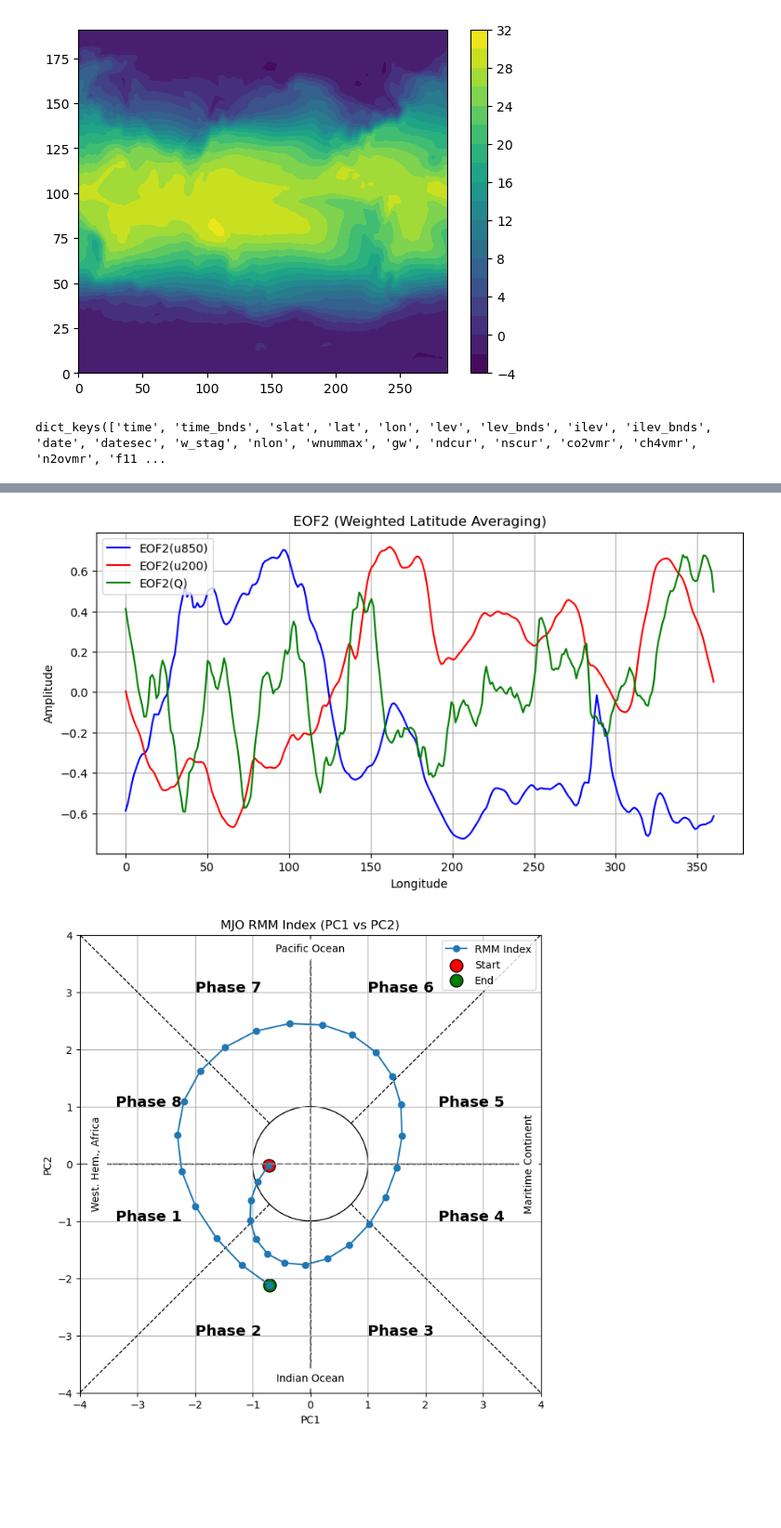
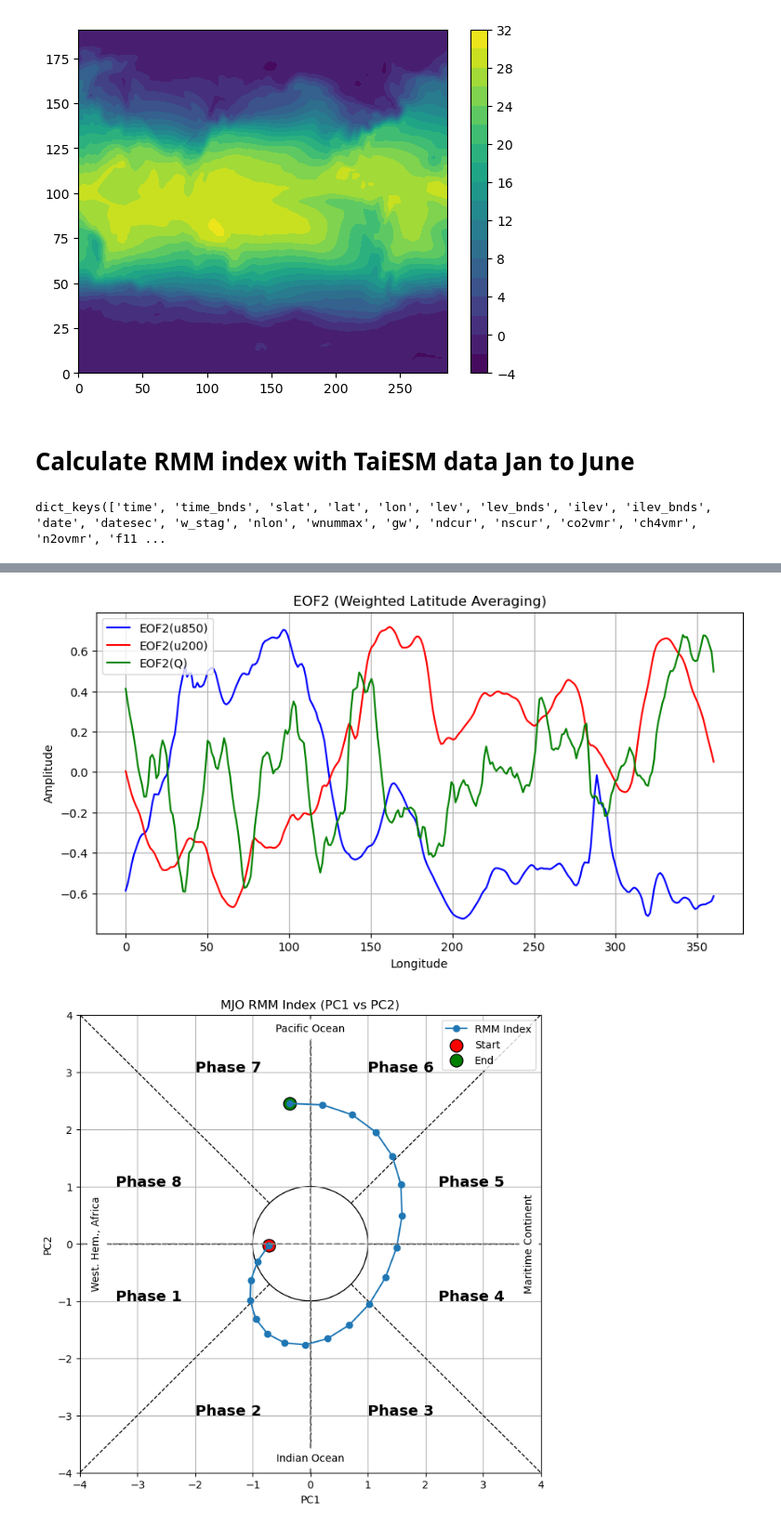
Before and after one commit to PeterChang1023/ESM_2025, a Jupyter notebook: ESM_2025_MJO.ipynb, the cells around one changed output, grey strips where cells are left out. Shown at 93% size. Saved outputs shown, nothing was run; the diff lists cells and outputs as text; code cells hidden in the pictures; blank space fills up the shorter version.

```diff
--- a/ESM_2025_MJO.ipynb
+++ b/ESM_2025_MJO.ipynb
@@ -59,7 +61,7 @@ with Dataset("/data92/PeterChang/ESM_2025/sst_HadOIBl_bc_0.9x1.25_clim_c040926.n
 # %% [output]
 dict_keys(['date', 'datesec', 'lon', 'lat', 'time', 'ice_cov', 'ice_cov_prediddle', 'SST_cpl', 'SST_cpl_prediddle'])
 # %%
-n = 1.005
+n = 1.0001
 anomaly_calculator = NthTimesAnomaly(n)
 
 # Update the data and calculate scaled anomalies
@@ -83,7 +85,7 @@ SST CPL scaled anomaly shape: (12, 192, 288)
 SST CPL pre scaled anomaly shape: (12, 192, 288)
 Ice cover scaled anomaly shape: (12, 192, 288)
 # %%
-with Dataset("/data92/PeterChang/ESM_2025/sst_HadOIBl_bc_0.9x1.25_clim_c040926_1.005times_anomaly.nc", "w") as f:
+with Dataset("/data92/PeterChang/ESM_2025/sst_HadOIBl_bc_0.9x1.25_clim_c040926_1.0001times_anomaly.nc", "w") as f:
     # Create dimensions
     f.createDimension("time", len(time))
     f.createDimension("lat", len(lat))
@@ -166,4 +168,6 @@ plt.colorbar()
 # %% [output]
 <matplotlib.colorbar.Colorbar at 0x...>
 [figure]
+# %% [markdown]
+# Calculate RMM index with TaiESM data Jan to June
 # %%
@@ -238,14 +244,10 @@ def plot_mjo_phase_space(figsize):
 
     return fig, ax
 # %%
-import numpy as np
-from netCDF4 import Dataset
-import matplotlib.pyplot as plt
 from EOF import EOF
-
 # Step 1: Load Data
 with Dataset("f09.F2000_0101_0601_daily.nc", "r") as f:
-    print(f.variables.keys())
+    # print(f.variables.keys())
     u850 = f["U850"][:]
     v850 = f["V850"][:]
     precl = f["PRECL"][:]
@@ -372,10 +374,10 @@ def Cal_EOF_PC(input_data):
     EOF2_norm = EOF2 * PC2.std() # (EOF2 - EOF2.mean()) / EOF2.std()
     EOF3_norm = EOF3 * PC3.std() # (EOF2 - EOF2.mean()) / EOF2.std()
 
-    return PC1_norm, PC2_norm, PC3_norm, EOF1_norm, EOF2_norm, EOF3_norm
+    return PC1_norm, PC2_norm, PC3_norm, EOF1_norm, EOF2_norm, EOF3_norm, eof_instance.explained[:10]
 
 
-PC1, PC2, PC3, EOF1, EOF2, EOF3 = Cal_EOF_PC(combined)
+PC1, PC2, PC3, EOF1, EOF2, EOF3, explain = Cal_EOF_PC(combined)
 
 # Step 9: Plot EOF1s
 plt.figure(figsize=(10, 5))
@@ -408,7 +410,7 @@ plt.show()
 
 # Step 10: Plot RMM Index (PC1 vs PC2)
 start = 30
-end   = 60
+end   = 50
 fig, ax = plot_mjo_phase_space(figsize=(8,8))
 ax.plot(PC1[start:end], PC2[start:end], marker='o', linestyle='-', label='RMM Index')
 ax.scatter(PC1[start], PC2[start], color='red', edgecolors='black', s=150, label='Start')
@@ -426,11 +427,11 @@ dict_keys(['time', 'time_bnds', 'slat', 'lat', 'lon', 'lev', 'lev_bnds', 'ilev',
 Selected latitude indices: [ 80  81  82  83  84  85  86  87  88  89  90  91  92  93  94  95  96  97
   98  99 100 101 102 103 104 105 106 107 108 109 110 111]
 Shape after latitude selection (u850): (153, 32, 288)
 Integrated Q shape: (153, 32, 288)
 Shape after latitude-weighted averaging (u850): (153, 288)
 Filtered shape (u850): (153, 288)
 Combined shape after preprocessing: (153, 864)
 n_component: 153
 [figure]
 [figure]
-[figure, old version]
+[figure, new version]
```
Also changed, not shown: parts of 5 cells of this notebook.
